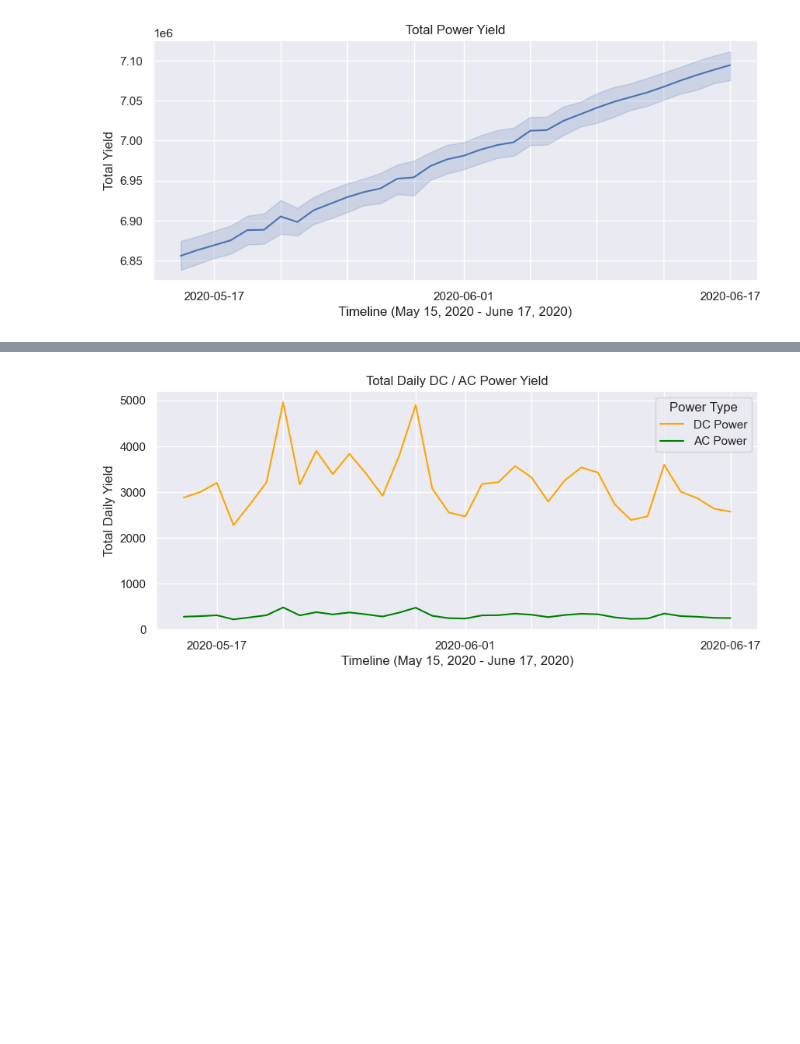
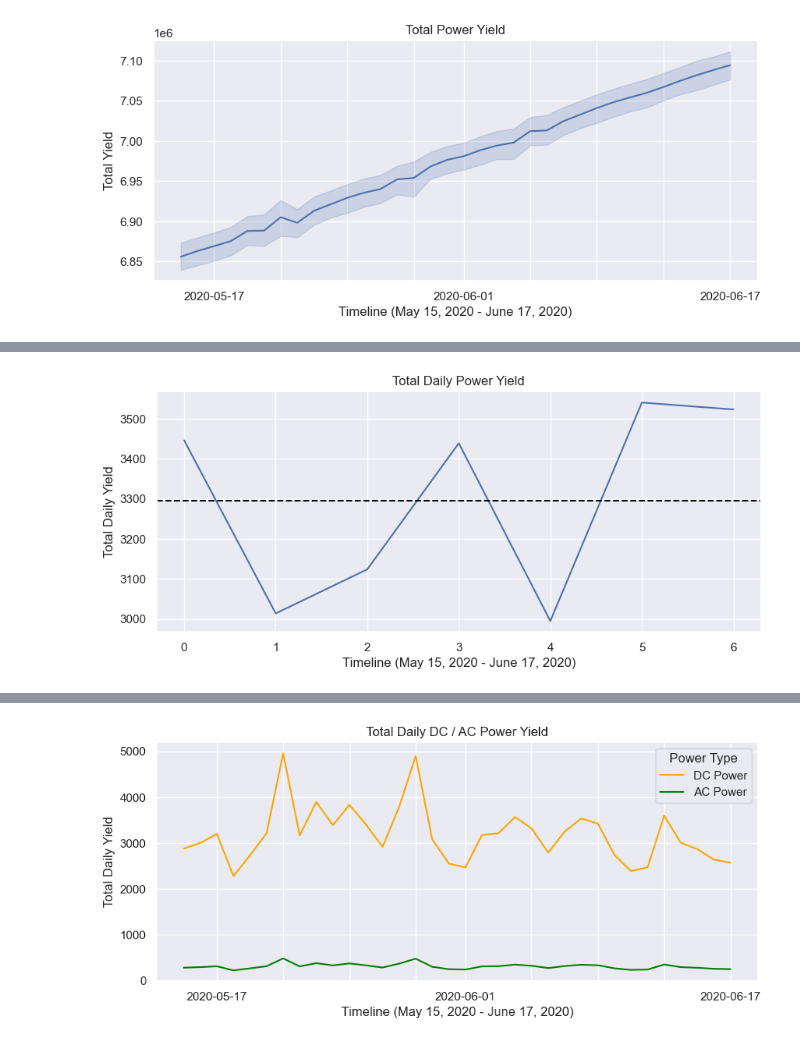
Before and after one commit to jasondo-da/Solar_Generation_Analysis, a Jupyter notebook: solar_generation_analysis.ipynb, the cells around one changed output, grey strips where cells are left out. Saved outputs shown, nothing was run; the diff lists cells and outputs as text; code cells hidden in the pictures; blank space fills up the shorter version.

```diff
--- a/solar_generation_analysis.ipynb
+++ b/solar_generation_analysis.ipynb
@@ -567,0 +621,19 @@ plt.show()
+# %%
+sns.set_theme(style='darkgrid')
+
+plt.figure(figsize=(10,4))
+ax = sns.lineplot(data=pg_1,
+                  x='dow',
+                  y='daily_yield',
+                  errorbar=None)
+
+plt.axhline(y=(pg_1['daily_yield'].mean()),
+            color='black',
+            linestyle='--')
+
+plt.title('Total Daily Power Yield')
+plt.xlabel('Timeline (May 15, 2020 - June 17, 2020)')
+plt.ylabel('Total Daily Yield')
+plt.show()
+# %% [output]
+[figure, added]
```
Also changed, not shown: parts of 20 cells of this notebook.
